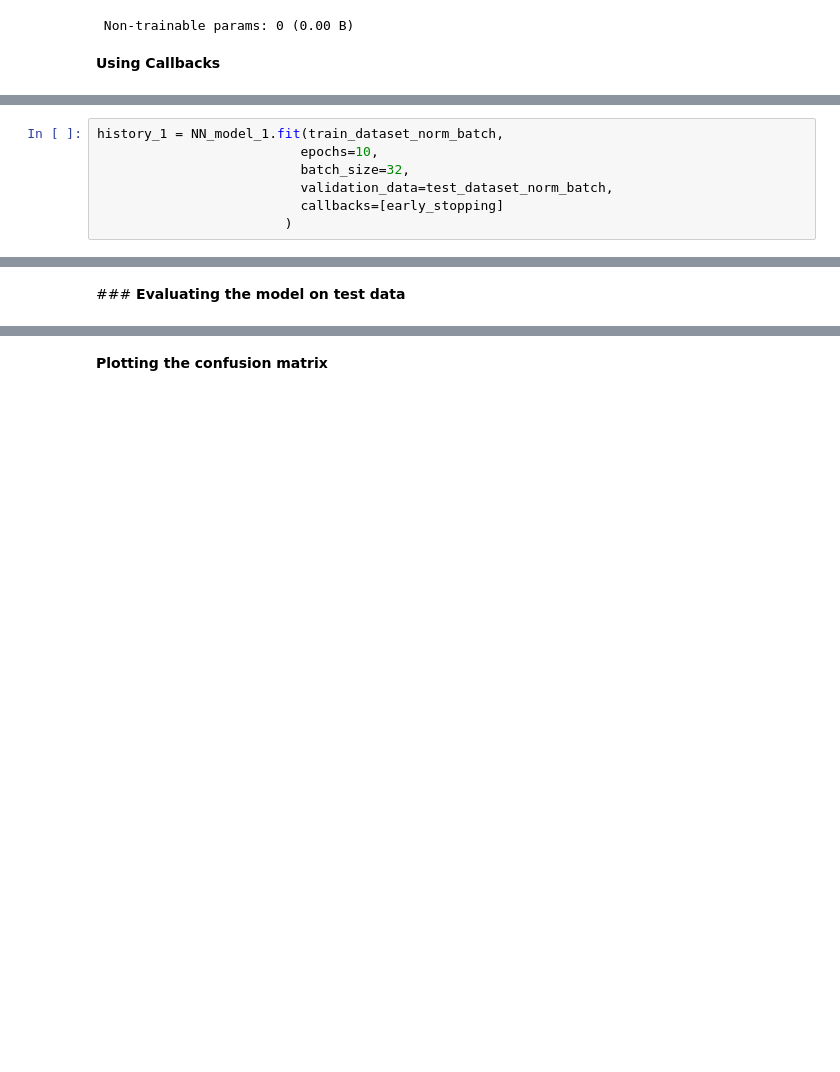
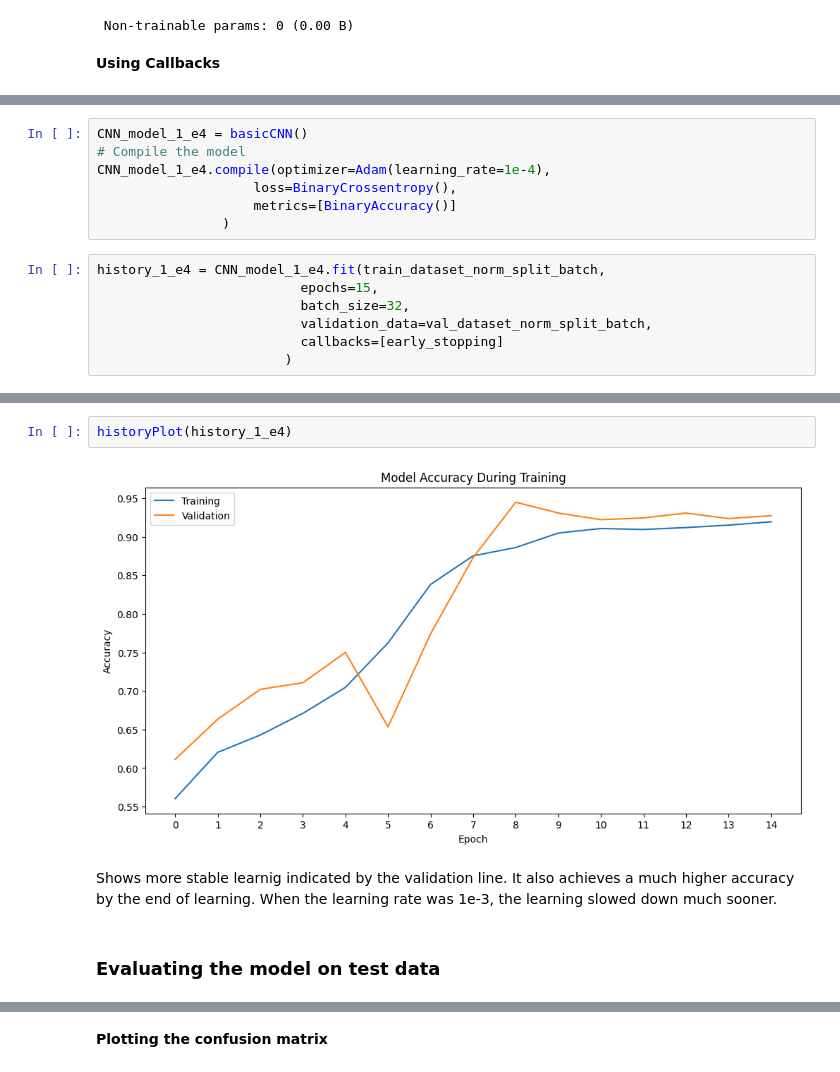
Before and after one commit to rowan-dauria/MIT-ADSP-Capstone-Project, a Jupyter notebook: Reference_Notebook_Malaria_Detection_Full_Code.ipynb, the cells around one changed output, grey strips where cells are left out. Cells and saved outputs as stored; diff of their text form; blank space fills up the shorter version.

```diff
--- a/Reference_Notebook_Malaria_Detection_Full_Code.ipynb
+++ b/Reference_Notebook_Malaria_Detection_Full_Code.ipynb
@@ -483,8 +614,15 @@ tf.Tensor(780, shape=(), dtype=int64)
+# %%
+CNN_model_1_e4 = basicCNN()
+# Compile the model
+CNN_model_1_e4.compile(optimizer=Adam(learning_rate=1e-4),
+                    loss=BinaryCrossentropy(),
+                    metrics=[BinaryAccuracy()]
+                )
 # %%
-history_1 = NN_model_1.fit(train_dataset_norm_batch,
-                          epochs=10,
+history_1_e4 = CNN_model_1_e4.fit(train_dataset_norm_split_batch,
+                          epochs=15,
                           batch_size=32,
-                          validation_data=test_dataset_norm_batch,
+                          validation_data=val_dataset_norm_split_batch,
                           callbacks=[early_stopping]
                         )
 # %% [output]
@@ -506,2 +646,8 @@ Epoch 7/10
+# %%
+historyPlot(history_1_e4)
+# %% [output]
+[figure, added]
+# %% [markdown]
+Shows more stable learnig indicated by the validation line. It also achieves a much higher accuracy by the end of learning. When the learning rate was 1e-3, the learning slowed down much sooner.
 # %% [markdown]
-###<b> Evaluating the model on test data
+### Evaluating the model on test data
```
Also changed, not shown: parts of 86 cells of this notebook.
